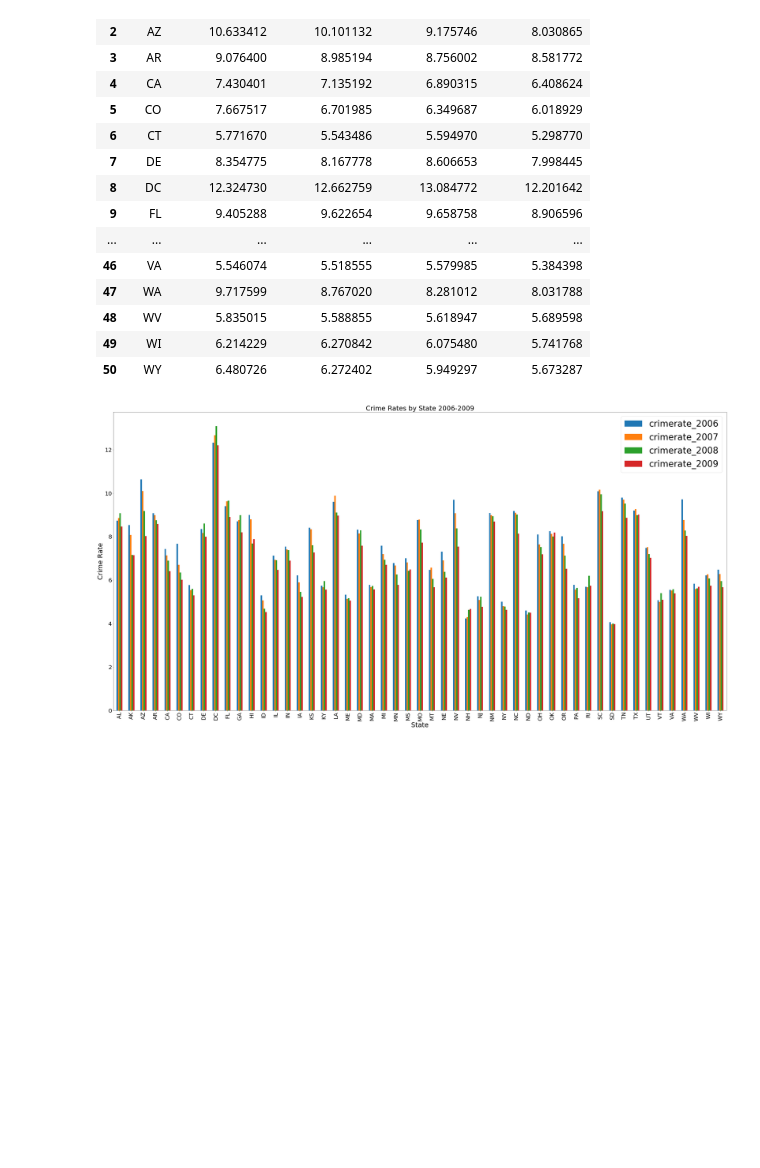
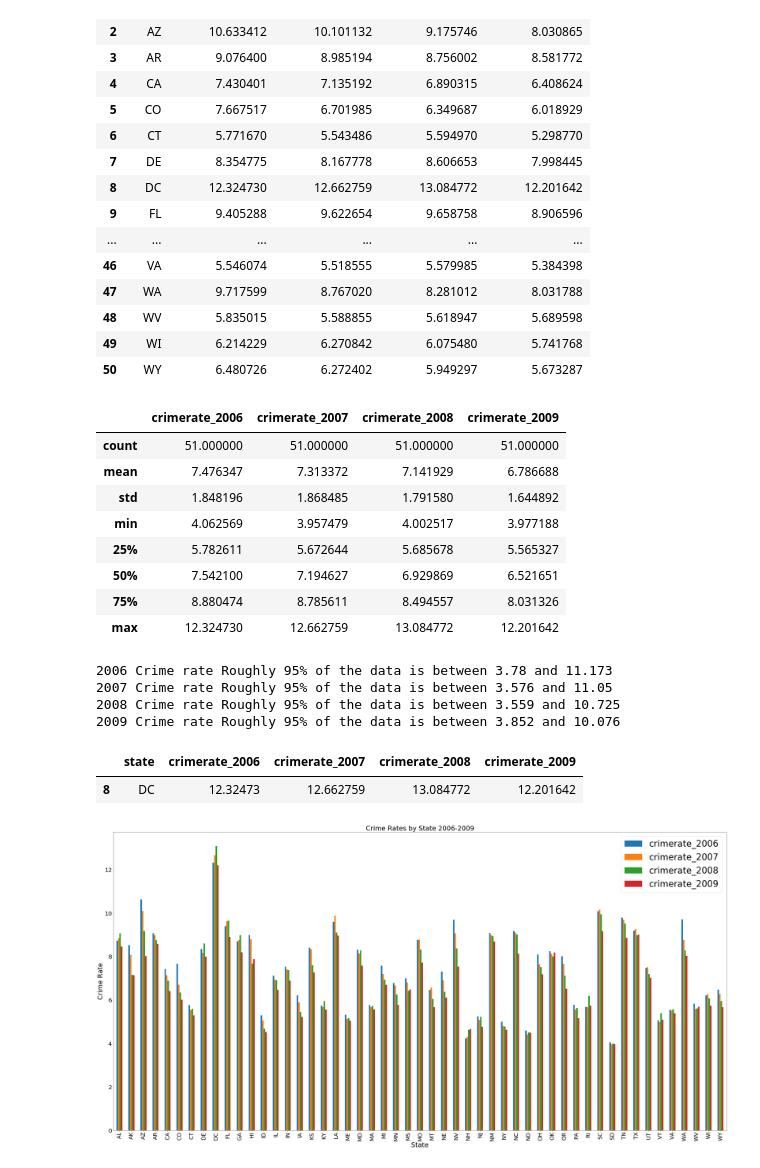
Before and after one commit to klcurtiss/Project1work, a Jupyter notebook: Kelly_project1.ipynb, the cells around one changed output. Cells and saved outputs as stored; diff of their text form; code cells hidden in the pictures; blank space fills up the shorter version.

```diff
--- a/Kelly_project1.ipynb
+++ b/Kelly_project1.ipynb
@@ -172,3 +172,16 @@ crimerates_allyears
 | 48 | WV | 5.835015 | 5.588855 | 5.618947 | 5.689598 |
 | 49 | WI | 6.214229 | 6.270842 | 6.075480 | 5.741768 |
 | 50 | WY | 6.480726 | 6.272402 | 5.949297 | 5.673287 |
+# %%
+stat_summary_crimerate = crimerates_allyears.describe()
+stat_summary_crimerate
+# %% [output]
+|  | crimerate_2006 | crimerate_2007 | crimerate_2008 | crimerate_2009 |
+| count | 51.000000 | 51.000000 | 51.000000 | 51.000000 |
+| mean | 7.476347 | 7.313372 | 7.141929 | 6.786688 |
+| std | 1.848196 | 1.868485 | 1.791580 | 1.644892 |
+| min | 4.062569 | 3.957479 | 4.002517 | 3.977188 |
+| 25% | 5.782611 | 5.672644 | 5.685678 | 5.565327 |
+| 50% | 7.542100 | 7.194627 | 6.929869 | 6.521651 |
+| 75% | 8.880474 | 8.785611 | 8.494557 | 8.031326 |
+| max | 12.324730 | 12.662759 | 13.084772 | 12.201642 |
@@ -175,3 +198,26 @@ crimerates_allyears
+# %%
+print(f"2006 Crime rate Roughly 95% of the data is between {round(mean_crimerate_2006-outlier_crimerate_2006,3)} and {round(mean_crimerate_2006+outlier_crimerate_2006,3)}")
+print(f"2007 Crime rate Roughly 95% of the data is between {round(mean_crimerate_2007-outlier_crimerate_2007,3)} and {round(mean_crimerate_2007+outlier_crimerate_2007,3)}")
+print(f"2008 Crime rate Roughly 95% of the data is between {round(mean_crimerate_2008-outlier_crimerate_2008,3)} and {round(mean_crimerate_2008+outlier_crimerate_2008,3)}")
+print(f"2009 Crime rate Roughly 95% of the data is between {round(mean_crimerate_2008-outlier_crimerate_2009,3)} and {round(mean_crimerate_2009+outlier_crimerate_2009,3)}")
+# %% [output]
+2006 Crime rate Roughly 95% of the data is between 3.78 and 11.173
+2007 Crime rate Roughly 95% of the data is between 3.576 and 11.05
+2008 Crime rate Roughly 95% of the data is between 3.559 and 10.725
+2009 Crime rate Roughly 95% of the data is between 3.852 and 10.076
+# %%
+outlier_crime_states_2006 = crimerates_allyears.loc[(crimerates_allyears["crimerate_2006"]<= round(mean_crimerate_2006-outlier_crimerate_2006,3))
+                                                   |(crimerates_allyears["crimerate_2007"]<= round(mean_crimerate_2007-outlier_crimerate_2007,3))
+                                                   |(crimerates_allyears["crimerate_2008"]<= round(mean_crimerate_2008-outlier_crimerate_2008,3))
+                                                   | (crimerates_allyears["crimerate_2009"]<= round(mean_crimerate_2009-outlier_crimerate_2009,3))
+                                                   | (crimerates_allyears["crimerate_2006"]>= round(mean_crimerate_2006+outlier_crimerate_2006,3))
+                                                   | (crimerates_allyears["crimerate_2007"]>= round(mean_crimerate_2007+outlier_crimerate_2007,3))
+                                                   | (crimerates_allyears["crimerate_2008"]>= round(mean_crimerate_2008+outlier_crimerate_2008,3))
+                                                   | (crimerates_allyears["crimerate_2009"]>= round(mean_crimerate_2009+outlier_crimerate_2009,3))]
+outlier_crime_states_2006
+# %% [output]
+|  | state | crimerate_2006 | crimerate_2007 | crimerate_2008 | crimerate_2009 |
+| 8 | DC | 12.32473 | 12.662759 | 13.084772 | 12.201642 |
 # %%
 multi_plot = crimerates_allyears.plot(kind="bar", figsize = (50, 25))
 multi_plot.set_xticklabels(crimerates_allyears['state'], rotation = 90)
```
Also changed, not shown: parts of 20 cells of this notebook.
